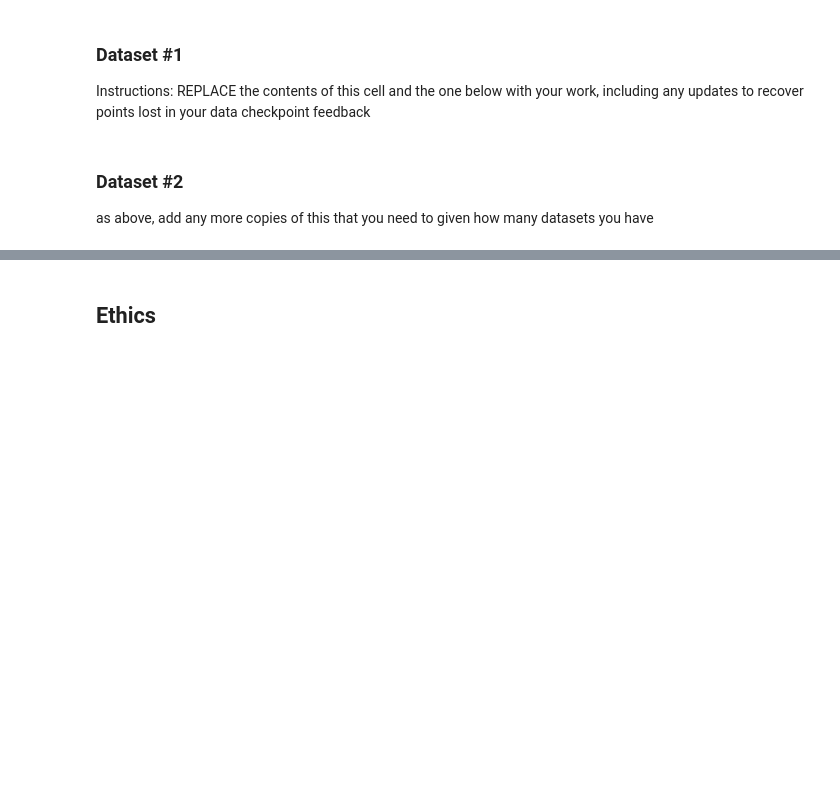
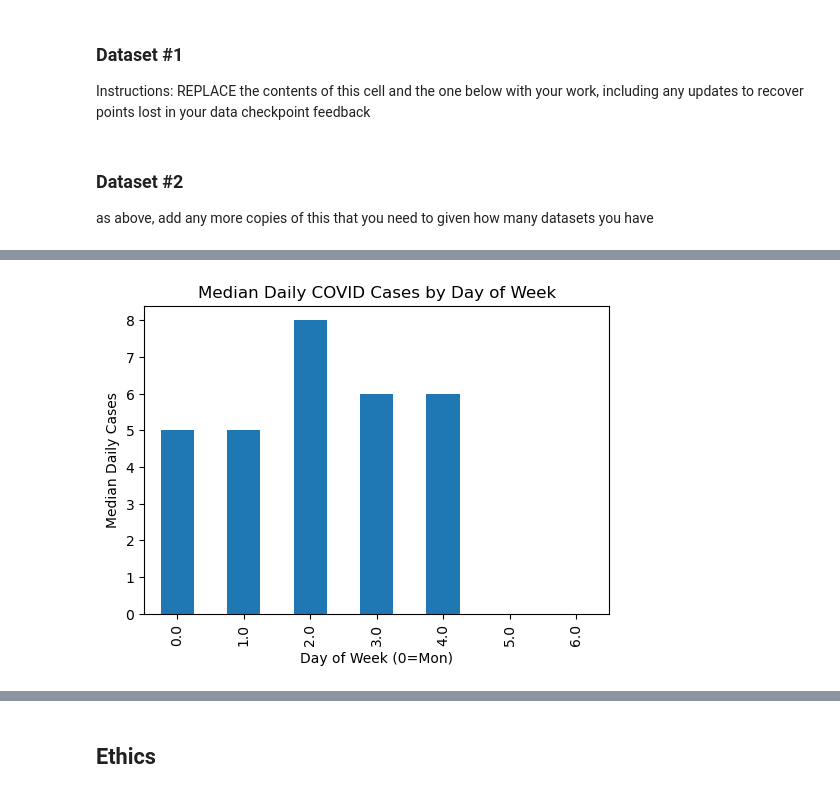
Before and after one commit to COGS108/Group007_WI26, a Jupyter notebook: 02-EDACheckpoint.ipynb, the cells around one changed output, grey strips where cells are left out. Drawn from its saved outputs; the diff is of its cells as text; code cells hidden in the pictures; blank space fills up the shorter version.

```diff
--- a/02-EDACheckpoint.ipynb
+++ b/02-EDACheckpoint.ipynb
@@ -122,0 +163,4 @@ Some more words and stuff.  Remember notebooks work best if you interleave the c
+# %%
+eda_utils.plot_day_of_week(df)
+# %% [output]
+[figure, added]
```
Also changed, not shown: parts of 27 cells of this notebook.
